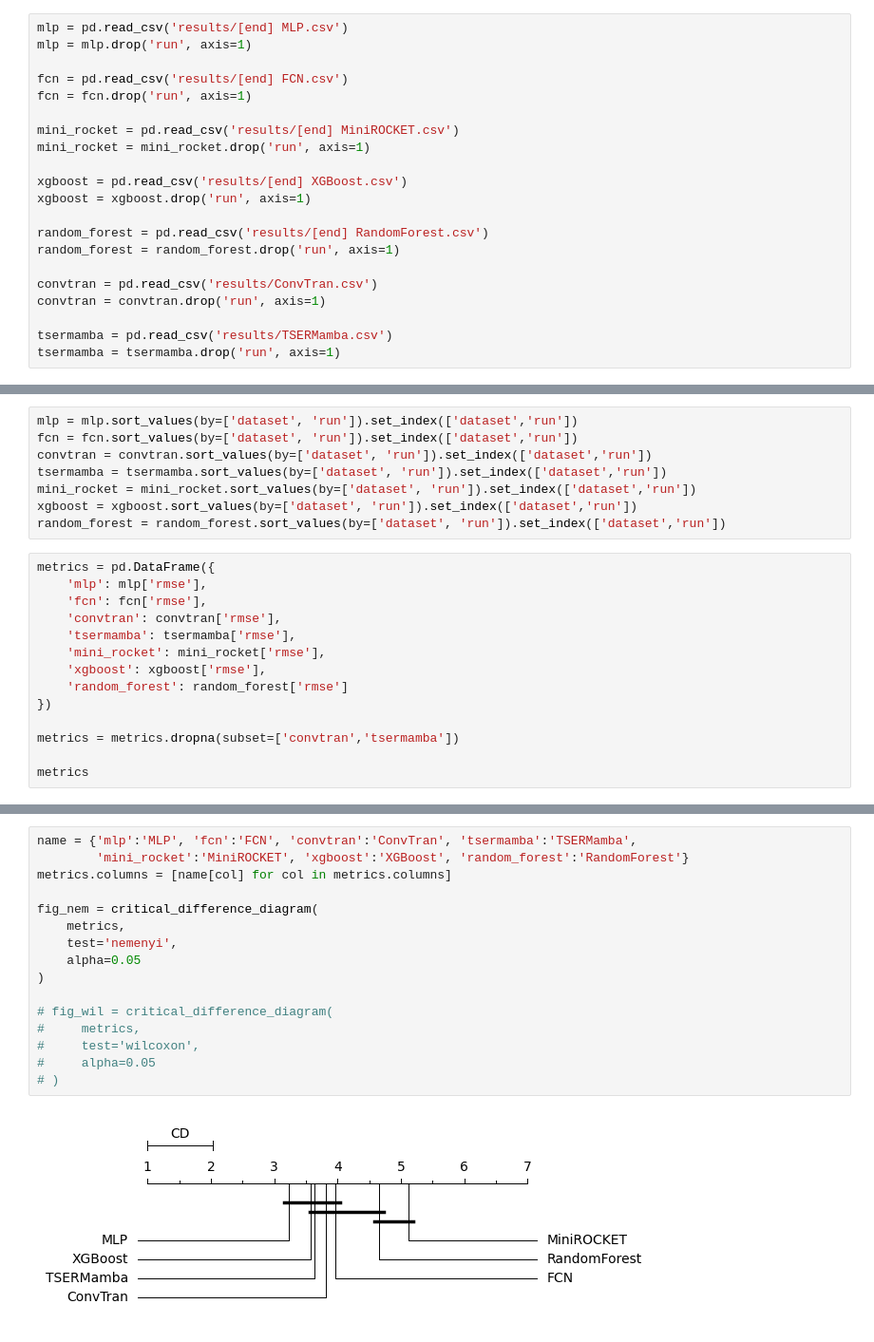
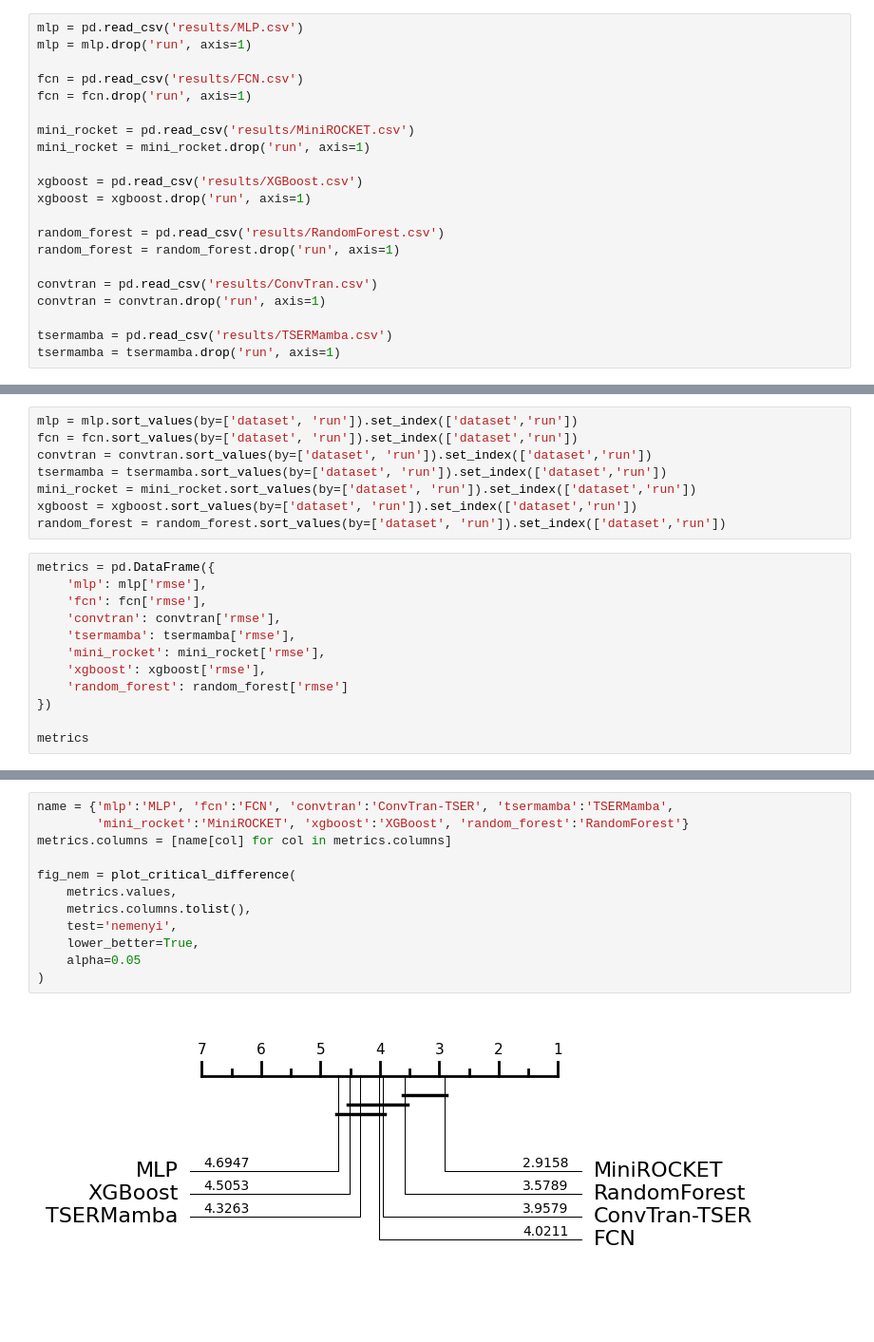
Before and after one commit to gabrielcmerlin/undergradThesis, a Jupyter notebook: outputs/analysis.ipynb, the cells around one changed output, grey strips where cells are left out. Shown at 95% size. Cells and saved outputs as stored; diff of their text form; blank space fills up the shorter version.

```diff
--- a/outputs/analysis.ipynb
+++ b/outputs/analysis.ipynb
@@ -16,17 +16,17 @@ import json
 # %%
-mlp = pd.read_csv('results/[end] MLP.csv')
+mlp = pd.read_csv('results/MLP.csv')
 mlp = mlp.drop('run', axis=1)
 
-fcn = pd.read_csv('results/[end] FCN.csv')
+fcn = pd.read_csv('results/FCN.csv')
 fcn = fcn.drop('run', axis=1)
 
-mini_rocket = pd.read_csv('results/[end] MiniROCKET.csv')
+mini_rocket = pd.read_csv('results/MiniROCKET.csv')
 mini_rocket = mini_rocket.drop('run', axis=1)
 
-xgboost = pd.read_csv('results/[end] XGBoost.csv')
+xgboost = pd.read_csv('results/XGBoost.csv')
 xgboost = xgboost.drop('run', axis=1)
 
-random_forest = pd.read_csv('results/[end] RandomForest.csv')
+random_forest = pd.read_csv('results/RandomForest.csv')
 random_forest = random_forest.drop('run', axis=1)
 
 convtran = pd.read_csv('results/ConvTran.csv')
@@ -56,8 +56,6 @@ metrics = pd.DataFrame({
     'random_forest': random_forest['rmse']
 })
 
-metrics = metrics.dropna(subset=['convtran','tsermamba'])
-
 metrics
 # %% [output]
 |  |  | mlp | fcn | convtran | tsermamba | mini_rocket | xgboost | random_forest |
@@ -100,21 +77,17 @@ mean_ranks
 # %%
-name = {'mlp':'MLP', 'fcn':'FCN', 'convtran':'ConvTran', 'tsermamba':'TSERMamba',
+name = {'mlp':'MLP', 'fcn':'FCN', 'convtran':'ConvTran-TSER', 'tsermamba':'TSERMamba',
         'mini_rocket':'MiniROCKET', 'xgboost':'XGBoost', 'random_forest':'RandomForest'}
 metrics.columns = [name[col] for col in metrics.columns]
 
-fig_nem = critical_difference_diagram(
-    metrics,
+fig_nem = plot_critical_difference(
+    metrics.values,
+    metrics.columns.tolist(),
     test='nemenyi',
+    lower_better=True,
     alpha=0.05
 )
-
-# fig_wil = critical_difference_diagram(
-#     metrics,
-#     test='wilcoxon',
-#     alpha=0.05
-# )
 # %% [output]
-[figure, old version]
+[figure, new version]
 # %%
 ranks = metrics.rank(axis=1)
 all_ranks = sorted(list(set(ranks.values.flatten().astype(int).tolist())))
```
Also changed, not shown: parts of 16 cells of this notebook, 1 other file.
